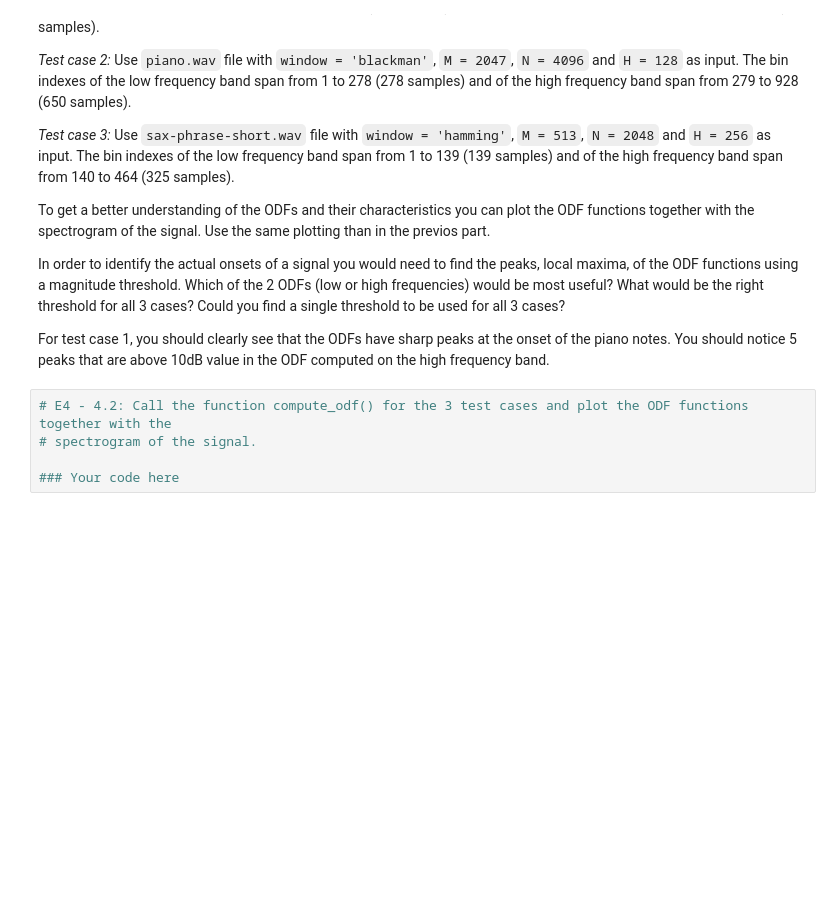
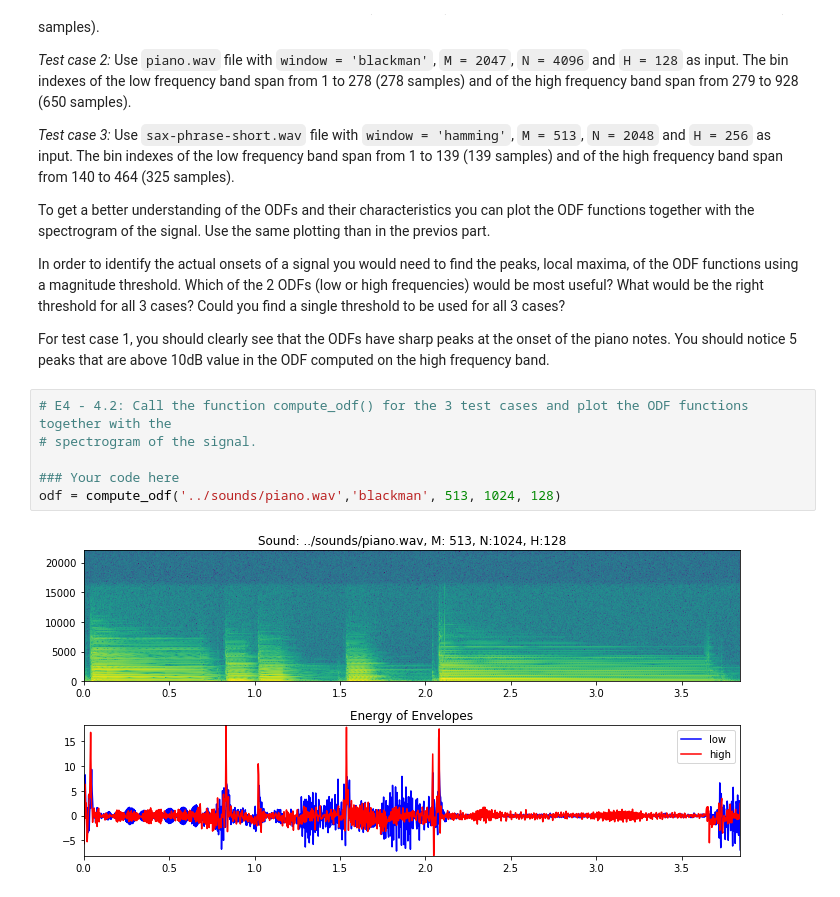
Before and after one commit to RamanS11/sms-tools, a Jupyter notebook: notebooks/E4-STFT.ipynb, the cells around one changed output. Drawn from its saved outputs; the diff is of its cells as text; blank space fills up the shorter version.

```diff
--- a/notebooks/E4-STFT.ipynb
+++ b/notebooks/E4-STFT.ipynb
@@ -439,5 +486,8 @@ For test case 1, you should clearly see that the ODFs have sharp peaks at the on
 # %%
 # E4 - 4.2: Call the function compute_odf() for the 3 test cases and plot the ODF functions together with the
 # spectrogram of the signal.
 
 ### Your code here
+odf = compute_odf('../sounds/piano.wav','blackman', 513, 1024, 128)
+# %% [output]
+[figure, added]
```
Also changed, not shown: parts of 15 cells of this notebook.
